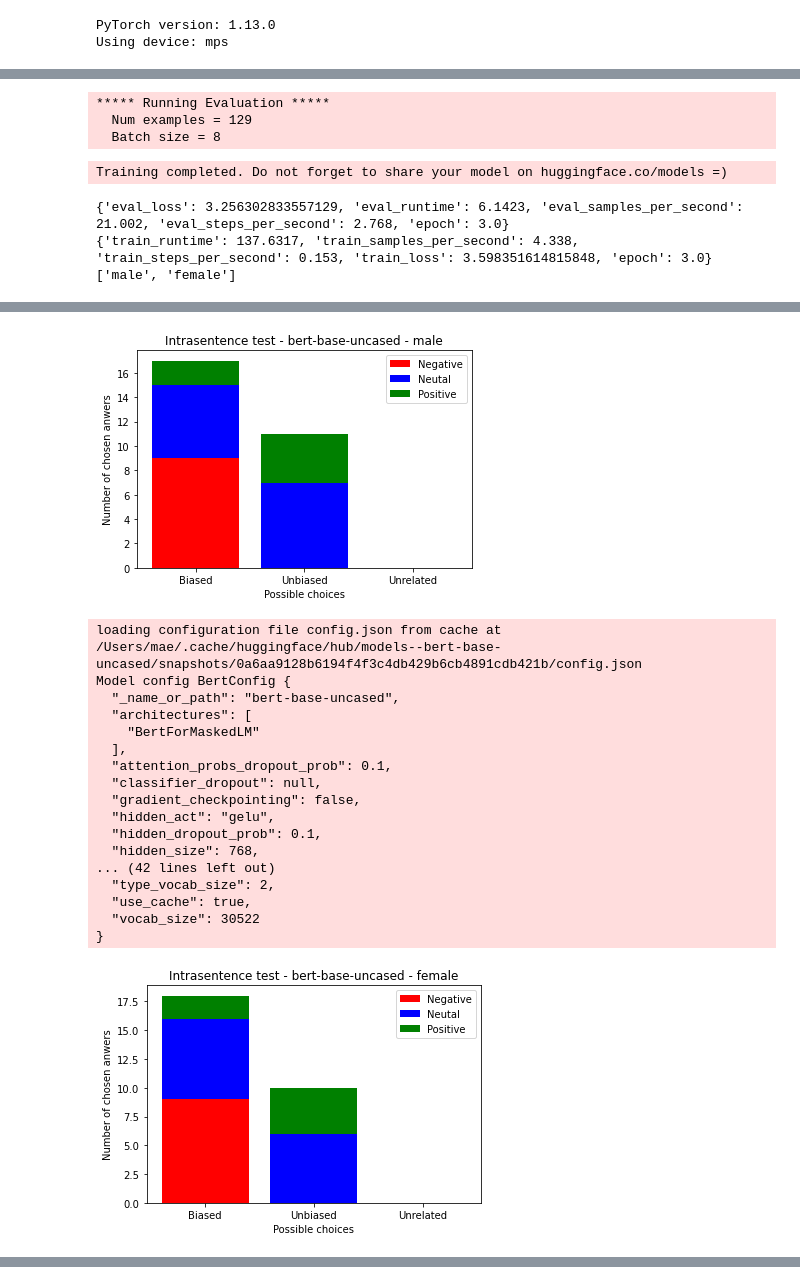
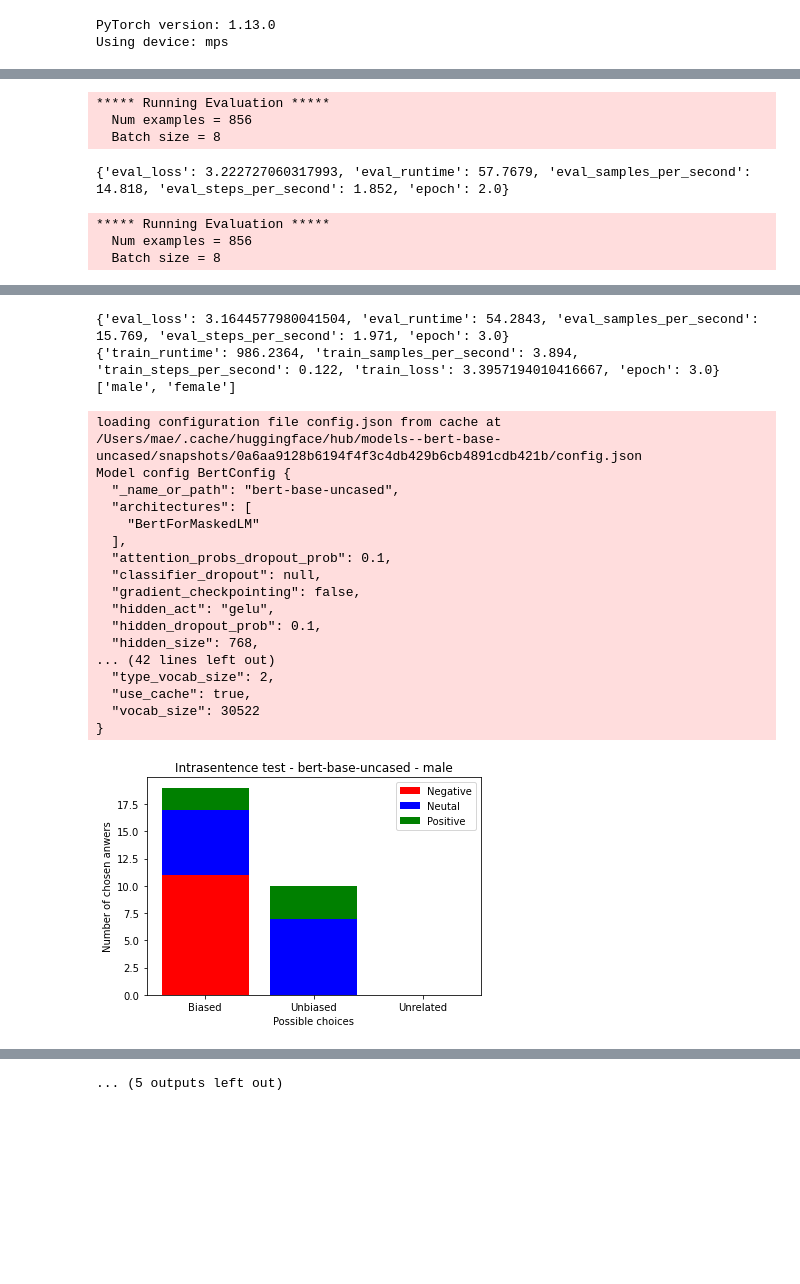
Before and after one commit to MaeSosto/Bias-detector, a Jupyter notebook: Proj/Intrasentence/Intrasentence_ReTrain.ipynb, the cells around one changed output, grey strips where cells are left out. Cells and saved outputs as stored; diff of their text form; code cells hidden in the pictures; blank space fills up the shorter version.

Commit message:
Interesentence finetune improved + twitter dataset

```diff
--- a/Proj/Intrasentence/Intrasentence_ReTrain.ipynb
+++ b/Proj/Intrasentence/Intrasentence_ReTrain.ipynb
@@ -26,6 +27,7 @@ Using device: mps
 # %%
 class Fine_tune_Intrasentence():
     def __init__(self, file_path, model_name):
+        self.file_path = file_path
         self.template = pd.read_csv(file_path, sep=",")
         self.tokenizer = AutoTokenizer.from_pretrained(model_name)
         self.model_name = model_name
@@ -50,8 +52,15 @@ class Fine_tune_Intrasentence():
     def create_dictionary(self):
         texts, rows = self.processCsv()
         ds_len = rows #dictionary lenght
-        texts_dict = {'text': [t for t in texts[:ds_len]]} #create the dictionary
+        list = []
+        for t in texts[:ds_len]:
+            if pd.isna(t) == False:
+                list.append(t)
+        texts_dict = {'text': list} #create the dictionary
+        #print(f"texts_dict {texts_dict}")
         ds = Dataset.from_dict(texts_dict) #dataset created by the dictionary
+        #ds = load_dataset("csv", data_files=self.file_path)
+        print(f"ds {ds}")
         ds = ds.train_test_split(test_size=0.4)
         tokenised_ds = ds.map(lambda batch: self.tokenizer(batch['text']), batched=True, num_proc=2, remove_columns=['text']) #take all the text data and tokenize
         return tokenised_ds
@@ -252,7 +261,7 @@ def Intrasentence(file_path_dataset, file_path_template, model_name, targets, fi
         bias.append(evaluator.run_model_and_evaluate())
     print_graph(bias, model_name, targets)
 # %%
-file_path_dataset = '../Twitter Scraper/results/female refugee_tweet.csv'
+file_path_dataset = '../Twitter Scraper/results/refugee_tweet_10000.csv'
 model_name = 'bert-base-uncased'
 #model_name = 'roberta-base'
 targets = ["male", "female"]
@@ -283,7 +315,7 @@ You're using a BertTokenizerFast tokenizer. Please note that with a fast tokeniz
 ***** Running Evaluation *****
-  Num examples = 129
+  Num examples = 856
   Batch size = 8
-Training completed. Do not forget to share your model on huggingface.co/models =)
+{'eval_loss': 3.222727060317993, 'eval_runtime': 57.7679, 'eval_samples_per_second': 14.818, 'eval_steps_per_second': 1.852, 'epoch': 2.0}
-{'eval_loss': 3.256302833557129, 'eval_runtime': 6.1423, 'eval_samples_per_second': 21.002, 'eval_steps_per_second': 2.768, 'epoch': 3.0}
-{'train_runtime': 137.6317, 'train_samples_per_second': 4.338, 'train_steps_per_second': 0.153, 'train_loss': 3.598351614815848, 'epoch': 3.0}
-['male', 'female']
+***** Running Evaluation *****
+  Num examples = 856
+  Batch size = 8
@@ -307,19 +323,21 @@ Model config BertConfig {
+{'eval_loss': 3.1644577980041504, 'eval_runtime': 54.2843, 'eval_samples_per_second': 15.769, 'eval_steps_per_second': 1.971, 'epoch': 3.0}
+{'train_runtime': 986.2364, 'train_samples_per_second': 3.894, 'train_steps_per_second': 0.122, 'train_loss': 3.3957194010416667, 'epoch': 3.0}
+['male', 'female']
+loading configuration file config.json from cache at /Users/mae/.cache/huggingface/hub/models--bert-base-uncased/snapshots/0a6aa9128b6194f4f3c4db429b6cb4891cdb421b/config.json
+Model config BertConfig {
+  "_name_or_path": "bert-base-uncased",
+  "architectures": [
+    "BertForMaskedLM"
+  ],
+  "attention_probs_dropout_prob": 0.1,
+  "classifier_dropout": null,
+  "gradient_checkpointing": false,
+  "hidden_act": "gelu",
+  "hidden_dropout_prob": 0.1,
+  "hidden_size": 768,
+... (42 lines left out)
+  "type_vocab_size": 2,
+  "use_cache": true,
+  "vocab_size": 30522
+}
-[figure, old version]
+[figure, new version]
-loading configuration file config.json from cache at /Users/mae/.cache/huggingface/hub/models--bert-base-uncased/snapshots/0a6aa9128b6194f4f3c4db429b6cb4891cdb421b/config.json
-Model config BertConfig {
-  "_name_or_path": "bert-base-uncased",
-  "architectures": [
-    "BertForMaskedLM"
-  ],
-  "attention_probs_dropout_prob": 0.1,
-  "classifier_dropout": null,
-  "gradient_checkpointing": false,
-  "hidden_act": "gelu",
-  "hidden_dropout_prob": 0.1,
-  "hidden_size": 768,
-... (42 lines left out)
-  "type_vocab_size": 2,
-  "use_cache": true,
-  "vocab_size": 30522
-}
-[figure, removed]
@@ -326,0 +344 @@ Model config BertConfig {
+... (5 outputs left out)
```
Also changed, not shown: parts of 2 cells of this notebook, 16 other files.
